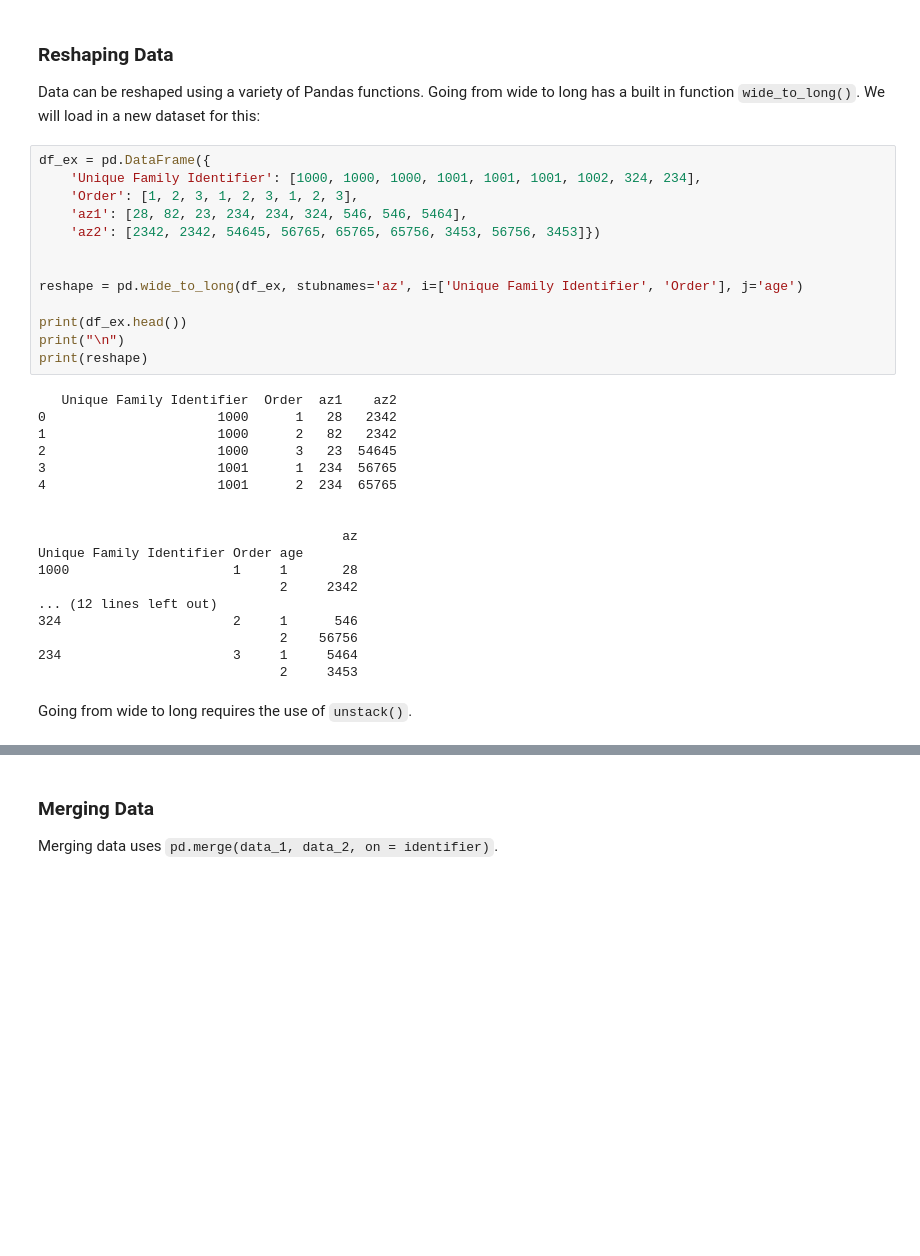
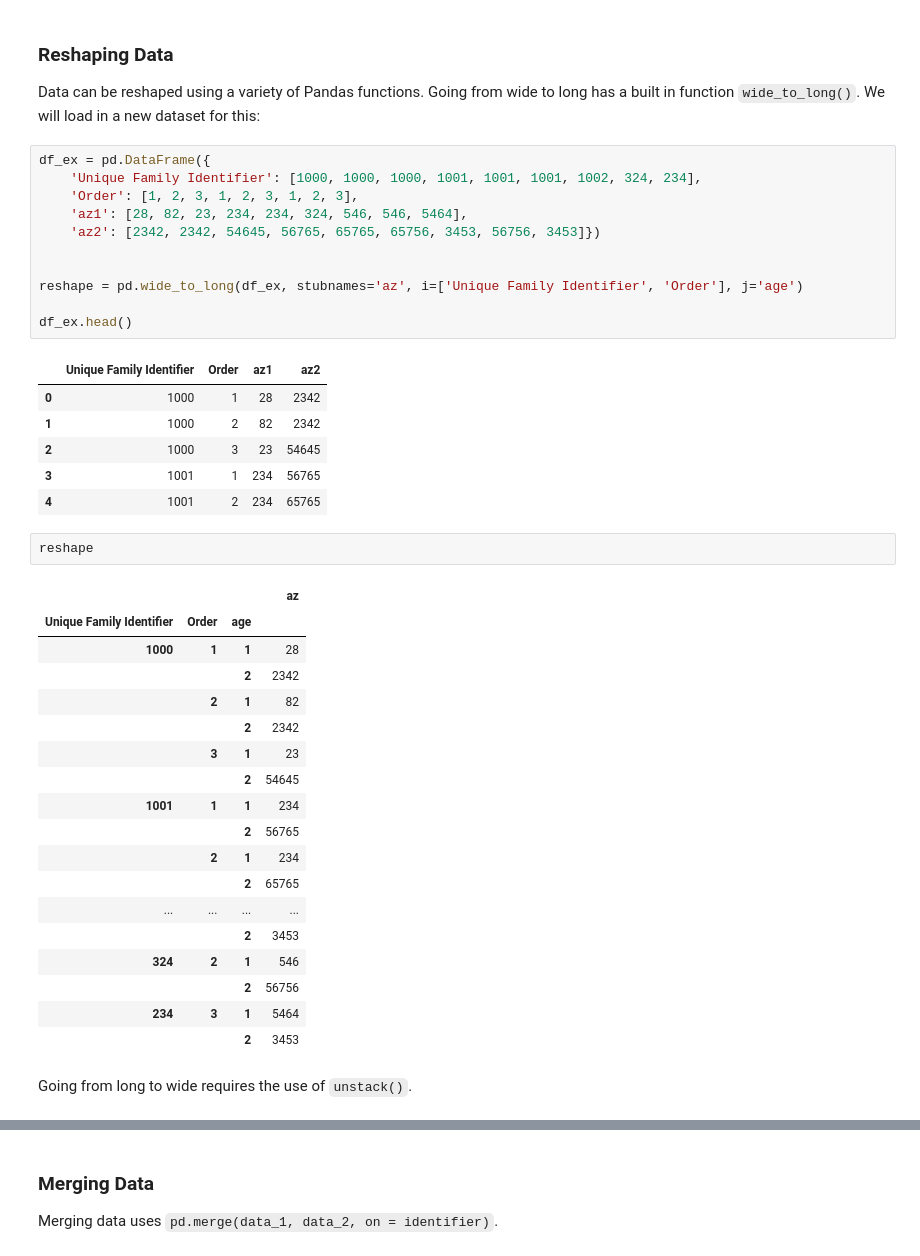
Before and after one commit to UI-Research/python-at-urban, a Jupyter notebook: site/content/intro-to-pandas.ipynb, the cells around one changed output, grey strips where cells are left out. Drawn from its saved outputs; the diff is of its cells as text; blank space fills up the shorter version.

```diff
--- a/site/content/intro-to-pandas.ipynb
+++ b/site/content/intro-to-pandas.ipynb
@@ -730,29 +737,37 @@ df_ex = pd.DataFrame({
 
 reshape = pd.wide_to_long(df_ex, stubnames='az', i=['Unique Family Identifier', 'Order'], j='age')
 
-print(df_ex.head())
-print("\n")
-print(reshape)
+df_ex.head()
 # %% [output]
-   Unique Family Identifier  Order  az1    az2
-0                      1000      1   28   2342
-1                      1000      2   82   2342
-2                      1000      3   23  54645
-3                      1001      1  234  56765
-4                      1001      2  234  65765
-
-
-                                       az
-Unique Family Identifier Order age
-1000                     1     1       28
-                               2     2342
-... (12 lines left out)
-324                      2     1      546
-                               2    56756
-234                      3     1     5464
-                               2     3453
+|  | Unique Family Identifier | Order | az1 | az2 |
+| 0 | 1000 | 1 | 28 | 2342 |
+| 1 | 1000 | 2 | 82 | 2342 |
+| 2 | 1000 | 3 | 23 | 54645 |
+| 3 | 1001 | 1 | 234 | 56765 |
+| 4 | 1001 | 2 | 234 | 65765 |
+# %%
+reshape
+# %% [output]
+|  |  |  | az |
+| Unique Family Identifier | Order | age |  |
+| 1000 | 1 | 1 | 28 |
+|  |  | 2 | 2342 |
+|  | 2 | 1 | 82 |
+|  |  | 2 | 2342 |
+|  | 3 | 1 | 23 |
+|  |  | 2 | 54645 |
+| 1001 | 1 | 1 | 234 |
+|  |  | 2 | 56765 |
+|  | 2 | 1 | 234 |
+|  |  | 2 | 65765 |
+| ... | ... | ... | ... |
+|  |  | 2 | 3453 |
+| 324 | 2 | 1 | 546 |
+|  |  | 2 | 56756 |
+| 234 | 3 | 1 | 5464 |
+|  |  | 2 | 3453 |
 # %% [markdown]
-Going from wide to long requires the use of `unstack()`.
+Going from long to wide requires the use of `unstack()`.
 # %%
 normal = reshape.unstack()
 normal.columns = normal.columns.map('{0[0]}{0[1]}'.format)
```
Also changed, not shown: parts of 27 cells of this notebook.
